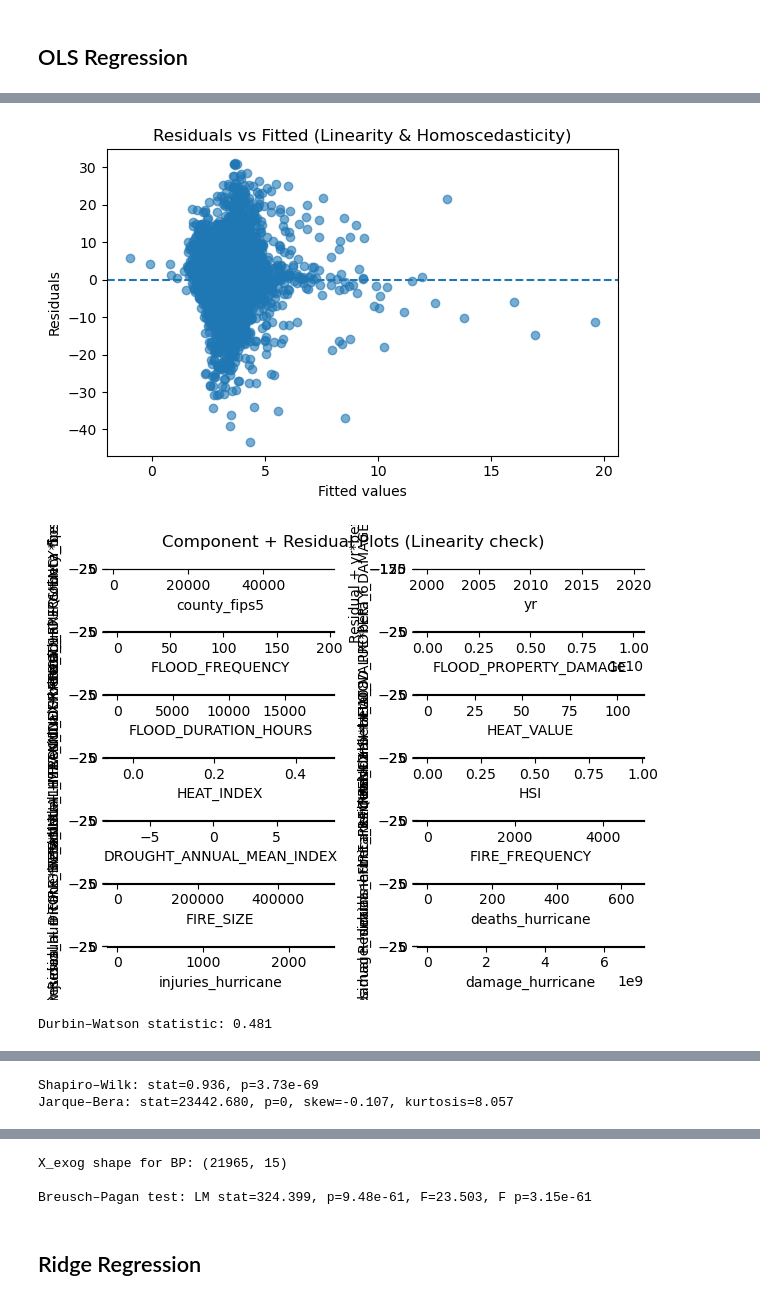
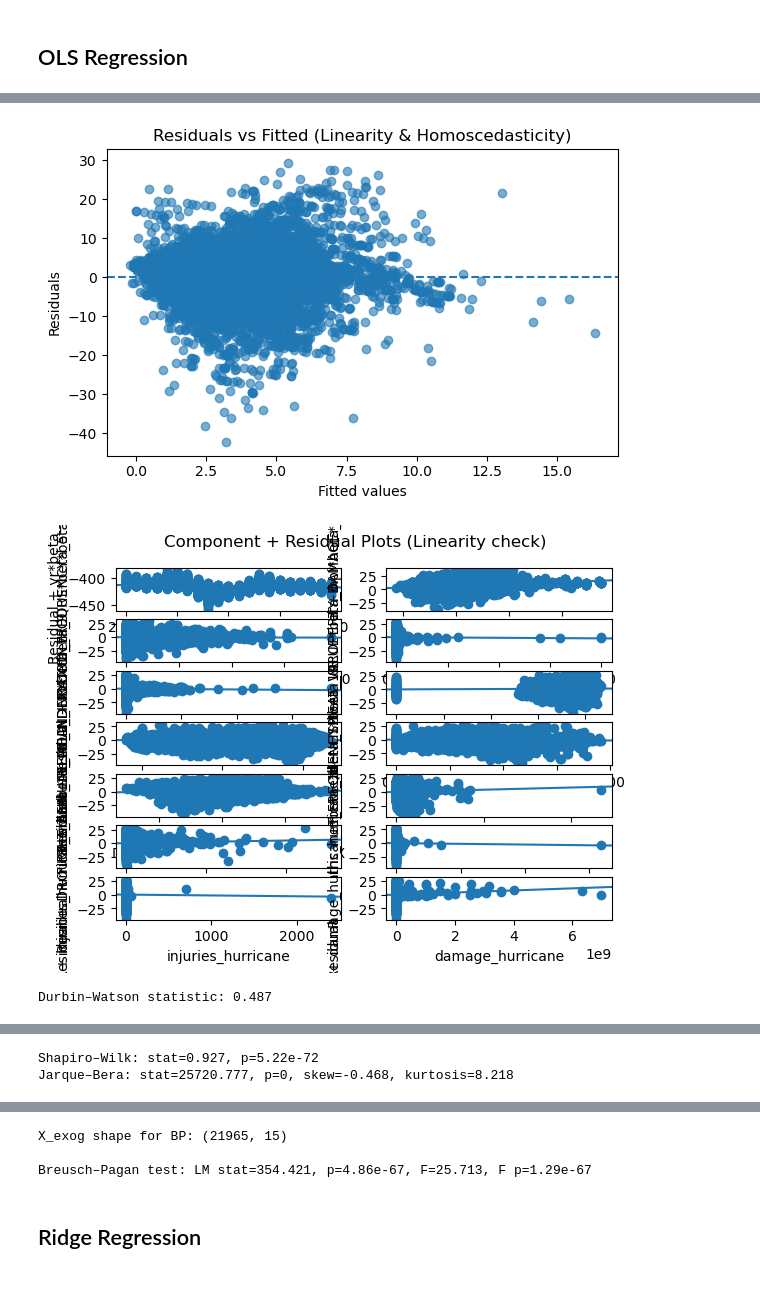
Before and after one commit to Ramil-cyber/Capstone_Citizensbank_climate-risk_insurance-exposure_monitoring, a Jupyter notebook: 03_code/data_exploration/datasets_join_v3-JianingJipu.ipynb, the cells around one changed output, grey strips where cells are left out. Cells and saved outputs as stored; diff of their text form; code cells hidden in the pictures.

Commit message:
Added HPI to the wildfire_drought_hpi_flood_heat_huricane.csv dataset

```diff
--- a/03_code/data_exploration/datasets_join_v3-JianingJipu.ipynb
+++ b/03_code/data_exploration/datasets_join_v3-JianingJipu.ipynb
@@ -87,7 +87,7 @@ array([ 1005,  1011,  1013, ..., 56041, 56043, 56045], shape=(2115,))
 #### Merge flood and HPI datasets
 # %%
 hpi_flood = pd.merge(
-    hpi_county[["county_fips5", "yr", "hpi_yoy"]],
+    hpi_county[["county_fips5", "yr", "hpi_yoy", "index_nsa"]],
     flood_county,
     left_on=["county_fips5", "yr"],
     right_on=["FIPS", "YEAR"],
@@ -525,14 +526,16 @@ df = df.rename(
         "heat_index": "HEAT_INDEX",
         "Annual_Mean_Index": "DROUGHT_ANNUAL_MEAN_INDEX",
         "TOTAL_FIRE_SIZE": "FIRE_SIZE",
+        "index_nsa": "hpi",
     }
 )
 
 print(df.columns)
 
 ## SAVE FILE FOR NN MODELING FOR CONSISTENT DATA - but I added FIPS
-# df.to_csv("../../02_processed_data/wildfire_drought_hpi_flood_heat_huricane.csv",
-#     index=False)
+df.to_csv(
+    "../../02_processed_data/wildfire_drought_hpi_flood_heat_huricane.csv", index=False
+)
 
 # -------------------------------------------
 # 1. Build X and y
@@ -680,4 +683,4 @@ Notes:
 strong multicollinearity or other numerical problems.
-[figure, old version]
+[figure, new version]
-[figure, old version]
+[figure, new version]
-Durbin–Watson statistic: 0.481
+Durbin–Watson statistic: 0.487
@@ -687,2 +690,2 @@ Durbin–Watson statistic: 0.481
-Shapiro–Wilk: stat=0.936, p=3.73e-69
-Jarque–Bera: stat=23442.680, p=0, skew=-0.107, kurtosis=8.057
+Shapiro–Wilk: stat=0.927, p=5.22e-72
+Jarque–Bera: stat=25720.777, p=0, skew=-0.468, kurtosis=8.218
@@ -690,6 +693,6 @@ Jarque–Bera: stat=23442.680, p=0, skew=-0.107, kurtosis=8.057
 X_exog shape for BP: (21965, 15)
 
-Breusch–Pagan test: LM stat=324.399, p=9.48e-61, F=23.503, F p=3.15e-61
+Breusch–Pagan test: LM stat=354.421, p=4.86e-67, F=25.713, F p=1.29e-67
 # %% [markdown]
 ## Ridge Regression
 # %%
```
Also changed, not shown: parts of 8 cells of this notebook, 4 other files.
